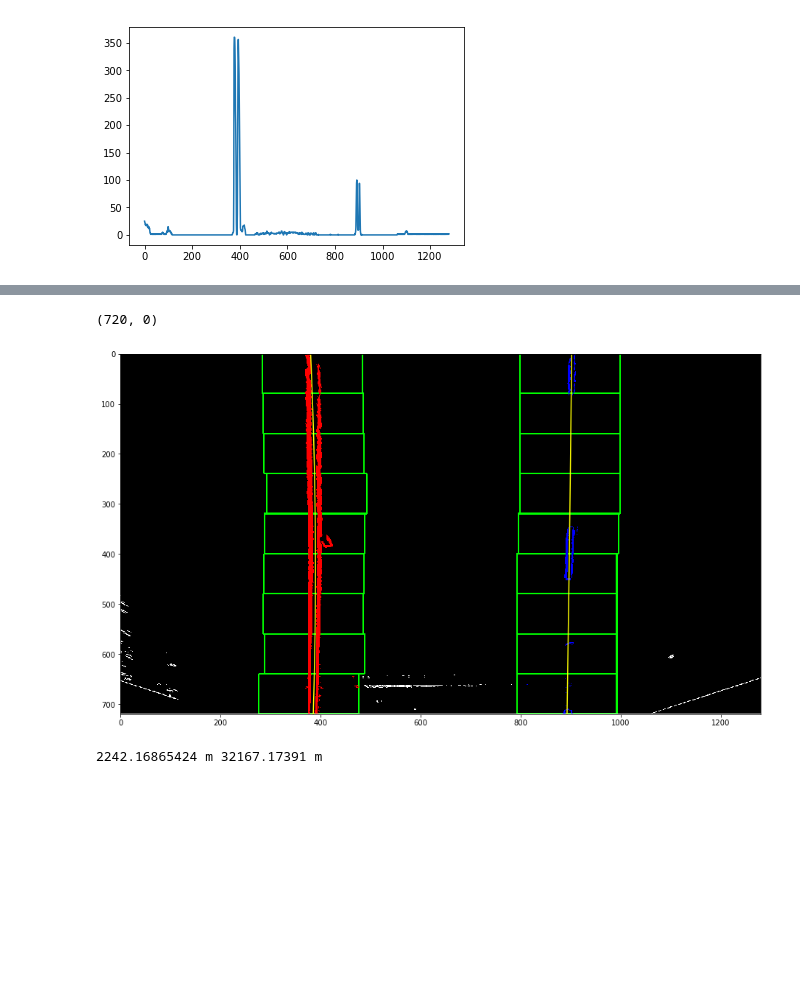
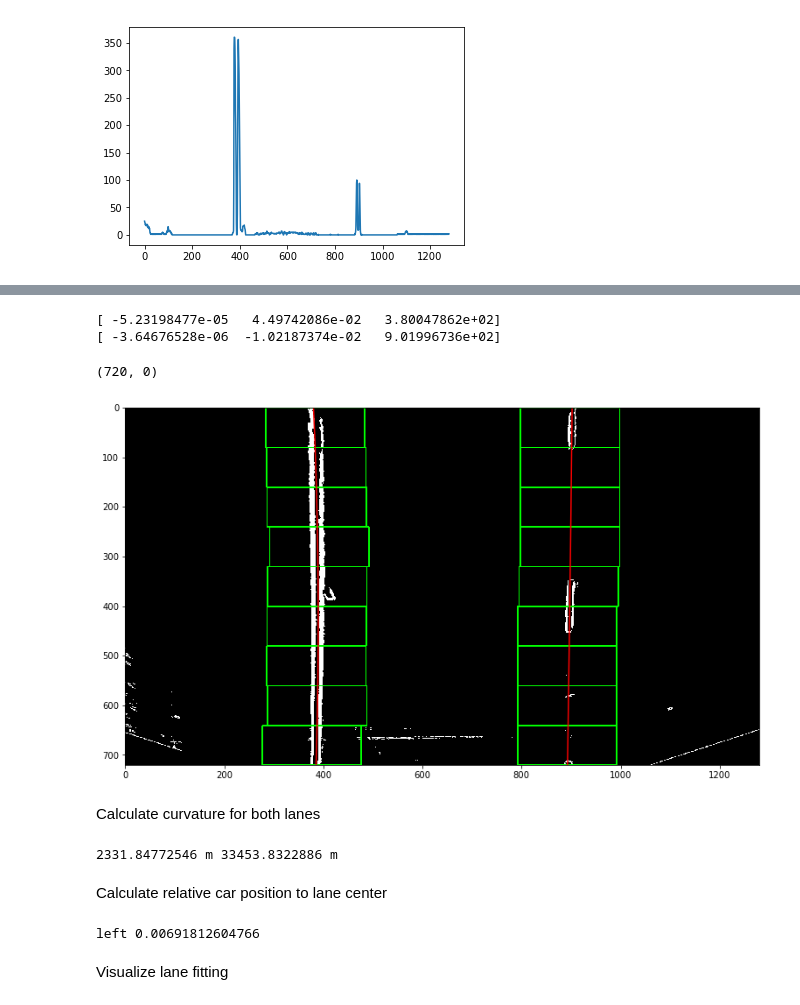
Before and after one commit to trivus/CarND-Advanced-Lane-Lines, a Jupyter notebook: advanced lane project.ipynb, the cells around one changed output, grey strips where cells are left out. Saved outputs shown, nothing was run; the diff lists cells and outputs as text; code cells hidden in the pictures; blank space fills up the shorter version.

```diff
--- a/advanced lane project.ipynb
+++ b/advanced lane project.ipynb
@@ -159,0 +96,9 @@ right_fit = np.polyfit(righty, rightx, 2)
+# %%
+midpoint = np.int(histogram.shape[0]/2)
+leftx_base = np.argmax(histogram[:midpoint])
+rightx_base = np.argmax(histogram[midpoint:]) + midpoint
+
+left_ys, left_xs, out = sliding_window(img, leftx_base)
+right_ys, right_xs, out = sliding_window(img, rightx_base, out_img=out)
+fig = plt.figure(figsize=(10,5))
+plt.imshow(out)
@@ -160,29 +108,39 @@ right_fit = np.polyfit(righty, rightx, 2)
+# %%
+# Fit a second order polynomial to each
+left_fit = np.polyfit(left_ys, left_xs, 2)
+right_fit = np.polyfit(right_ys, right_xs, 2)
+# %%
+print(left_fit)
+print(right_fit)
+# %% [output]
+[ -5.23198477e-05   4.49742086e-02   3.80047862e+02]
+[ -3.64676528e-06  -1.02187374e-02   9.01996736e+02]
 # %%
 # Generate x and y values for plotting
-ploty = np.linspace(0, binary_warped.shape[0]-1, binary_warped.shape[0] )
+ploty = np.linspace(0, img.shape[0]-1, img.shape[0] )
 left_fitx = left_fit[0]*ploty**2 + left_fit[1]*ploty + left_fit[2]
 right_fitx = right_fit[0]*ploty**2 + right_fit[1]*ploty + right_fit[2]
 
-out_img[nonzeroy[left_lane_inds], nonzerox[left_lane_inds]] = [255, 0, 0]
-out_img[nonzeroy[right_lane_inds], nonzerox[right_lane_inds]] = [0, 0, 255]
-fig = plt.figure(figsize=(18,9))
-plt.imshow(out_img)
-plt.plot(left_fitx, ploty, color='yellow')
-plt.plot(right_fitx, ploty, color='yellow')
+fig = plt.figure(figsize=(15,7.5))
+plt.imshow(out)
+plt.plot(left_fitx, ploty, color='red')
+plt.plot(right_fitx, ploty, color='red')
 plt.xlim(0, 1280)
 plt.ylim(720, 0)
 # %% [output]
 (720, 0)
-[figure, old version]
+[figure, new version]
+# %% [markdown]
+Calculate curvature for both lanes
 # %%
 # Define conversions in x and y from pixels space to meters
 ym_per_pix = 30/720 # meters per pixel in y dimension
-xm_per_pix = 3.7/500 # meters per pixel in x dimension
+xm_per_pix = 3.7/520 # meters per pixel in x dimension
 
 y_eval = 720
 # Fit new polynomials to x,y in world space
-left_fit_cr = np.polyfit(lefty*ym_per_pix, leftx*xm_per_pix, 2)
-right_fit_cr = np.polyfit(righty*ym_per_pix, rightx*xm_per_pix, 2)
+left_fit_cr = np.polyfit(left_ys*ym_per_pix, left_xs*xm_per_pix, 2)
+right_fit_cr = np.polyfit(right_ys*ym_per_pix, right_xs*xm_per_pix, 2)
 # Calculate the new radii of curvature
 left_curverad = ((1 + (2*left_fit_cr[0]*y_eval*ym_per_pix + left_fit_cr[1])**2)**1.5) / np.absolute(2*left_fit_cr[0])
 right_curverad = ((1 + (2*right_fit_cr[0]*y_eval*ym_per_pix + right_fit_cr[1])**2)**1.5) / np.absolute(2*right_fit_cr[0])
@@ -190,7 +148,16 @@ right_curverad = ((1 + (2*right_fit_cr[0]*y_eval*ym_per_pix + right_fit_cr[1])**
 print(left_curverad, 'm', right_curverad, 'm')
 # Example values: 632.1 m    626.2 m
 # %% [output]
-2242.16865424 m 32167.17391 m
+2331.84772546 m 33453.8322886 m
+# %% [markdown]
+Calculate relative car position to lane center
+# %%
+d, o = car_position_offset(img.shape, left_fit, right_fit, xm_per_pix)
+print(d,o)
+# %% [output]
+left 0.00691812604766
+# %% [markdown]
+Visualize lane fitting
 # %%
 # Create an image to draw the lines on
 warp_zero = np.zeros_like(warped[..., 0]).astype(np.uint8)
```
Also changed, not shown: parts of 6 cells of this notebook, 3 other files.
